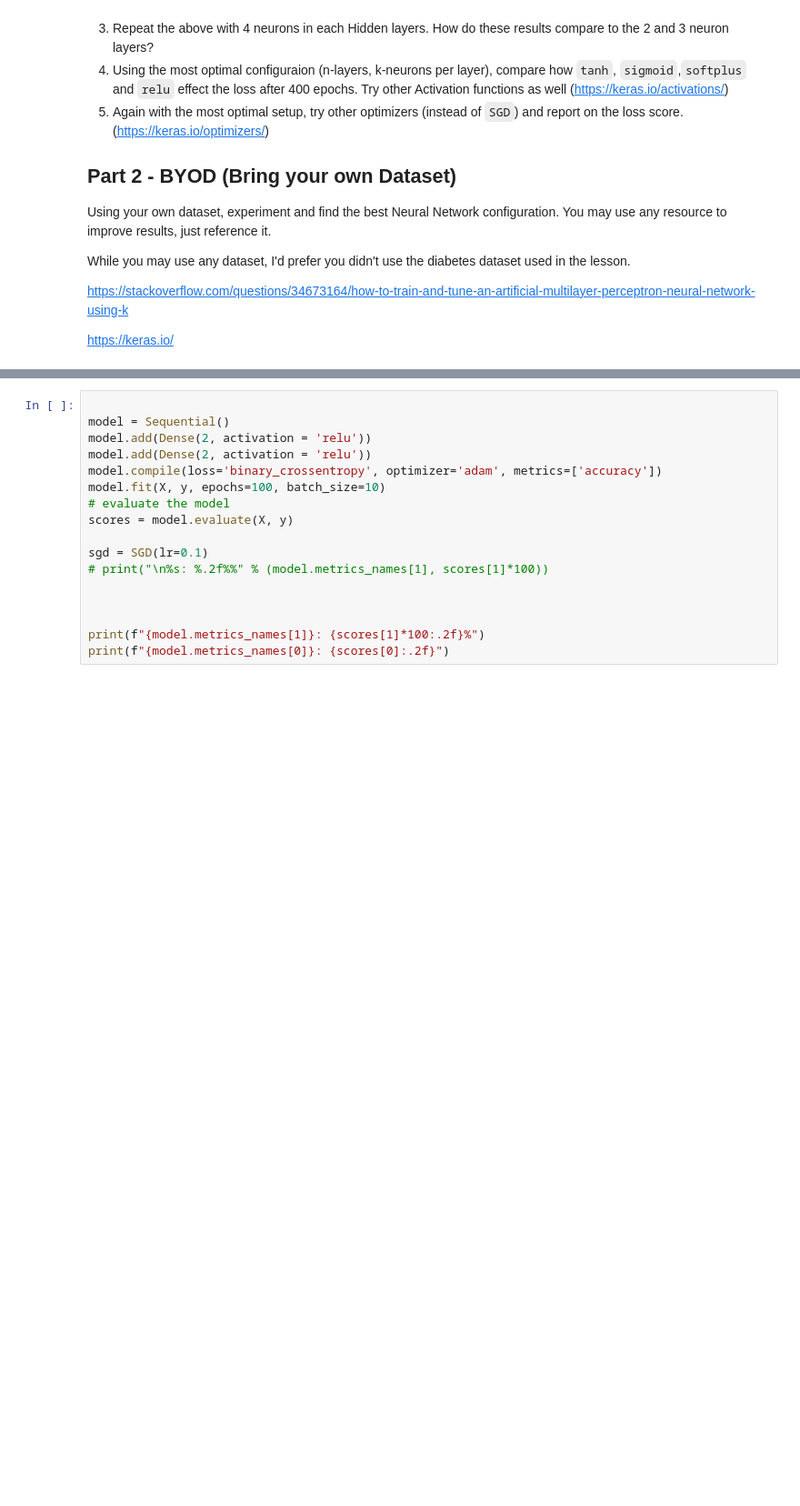
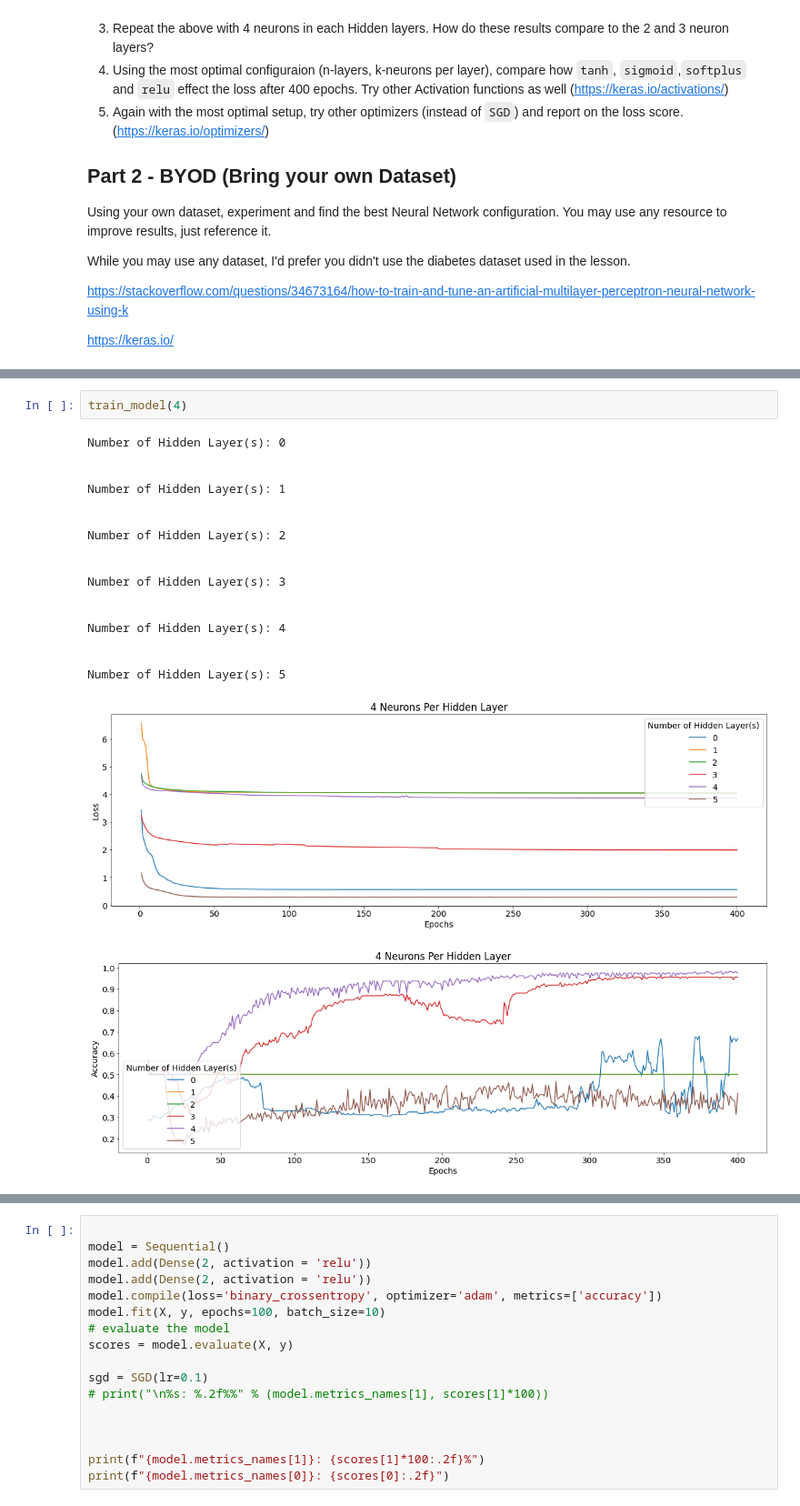
Before and after one commit to gdlevay/portfolio, a Jupyter notebook: mlnn/w9/asnmt_gdl_09.ipynb, the cells around one changed output, grey strips where cells are left out. Shown at 91% size. Drawn from its saved outputs; the diff is of its cells as text; blank space fills up the shorter version.

```diff
--- a/mlnn/w9/asnmt_gdl_09.ipynb
+++ b/mlnn/w9/asnmt_gdl_09.ipynb
@@ -165,0 +209,21 @@ Text(0.5, 1.0, '2 Neurons Per Layer')
+# %%
+train_model(4)
+# %% [output]
+Number of Hidden Layer(s): 0
+
+
+Number of Hidden Layer(s): 1
+
+
+Number of Hidden Layer(s): 2
+
+
+Number of Hidden Layer(s): 3
+
+
+Number of Hidden Layer(s): 4
+
+
+Number of Hidden Layer(s): 5
+[figure, added]
+[figure, added]
```
Also changed, not shown: parts of 12 cells of this notebook.
